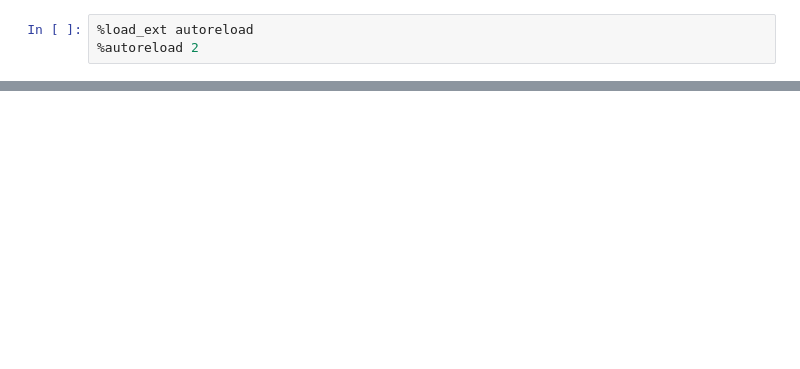
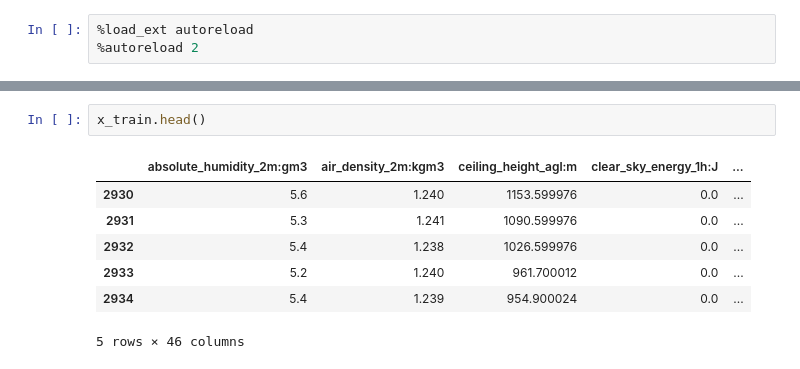
Before and after one commit to davrikn/ml, a Jupyter notebook: viz.ipynb, the cells around one changed output, grey strips where cells are left out. Drawn from its saved outputs; the diff is of its cells as text; blank space fills up the shorter version.

```diff
--- a/viz.ipynb
+++ b/viz.ipynb
@@ -161,2 +98,12 @@ plt.show()
+# %%
+x_train.head()
+# %% [output]
+|  | absolute_humidity_2m:gm3 | air_density_2m:kgm3 | ceiling_height_agl:m | clear_sky_energy_1h:J | ... |
+| 2930 | 5.6 | 1.240 | 1153.599976 | 0.0 | ... |
+| 2931 | 5.3 | 1.241 | 1090.599976 | 0.0 | ... |
+| 2932 | 5.4 | 1.238 | 1026.599976 | 0.0 | ... |
+| 2933 | 5.2 | 1.240 | 961.700012 | 0.0 | ... |
+| 2934 | 5.4 | 1.239 | 954.900024 | 0.0 | ... |
+5 rows × 46 columns
 # %%
 x_train['date_forecast'] = date_forecast
```
Also changed, not shown: parts of 29 cells of this notebook, 24 other files.
